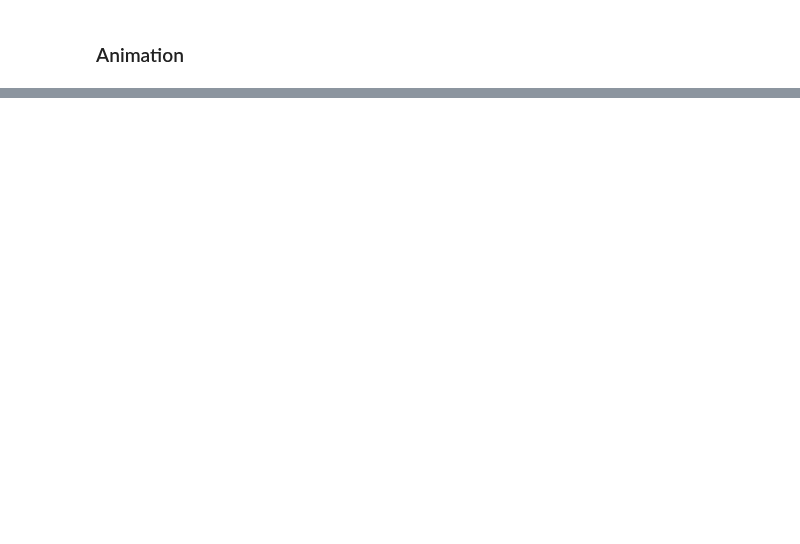
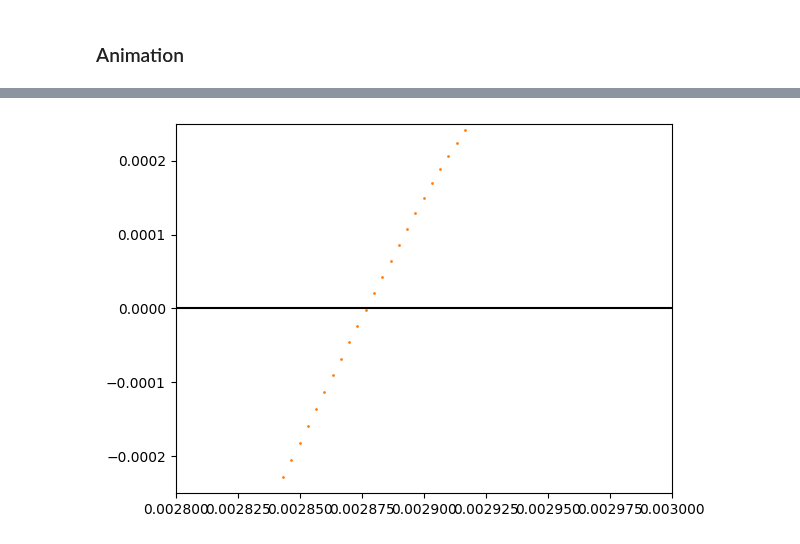
Before and after one commit to dantona02/optim, a Jupyter notebook: testing.ipynb, the cells around one changed output, grey strips where cells are left out. Saved outputs shown, nothing was run; the diff lists cells and outputs as text; code cells hidden in the pictures; blank space fills up the shorter version.

```diff
--- a/testing.ipynb
+++ b/testing.ipynb
@@ -89,0 +129,49 @@ array([ 0.09246337,  0.00596304, -0.06469368,  0.06982233,  0.03934854,
+# %%
+x_rf = np.arange(0, 2e-3, 2e-3/300)
+# x_spoil = np.arange(2e-3,2.5e-3, 0.5e-3/300)
+x_spoil = np.arange(2e-3,3e-3, 1e-3/300)
+# x_adc = np.arange(2.5e-3, 5.5e-3, 3e-3/300)
+x_adc = np.arange(3e-3, 6e-3, 3e-3/300)
+# %%
+# plt.plot(x_spoil, (np.abs(m_trans_plus)-np.abs(m_trans_minus))[:300])
+# plt.plot(x_adc, (np.abs(m_trans_plus)-np.abs(m_trans_minus))[300:])
+plt.plot(x_rf,(m_trans_plus-m_trans_minus)[:300], 'o', markersize=1)
+plt.plot(x_spoil,(m_trans_plus-m_trans_minus)[300:600], 'o', markersize=1)
+plt.plot(x_adc,(m_trans_plus-m_trans_minus)[600:], 'o', markersize=1)
+plt.axhline(0, c='black')
+# plt.axhline(0.0055)
+# plt.axvline(0.002476)
+
+# plt.scatter(0.002476, 0.0055, c='b')
+
+# plt.axhline(0.0295, color='r')
+# plt.axvline(0.0025, color='r')
+
+# plt.scatter(0.0025, 0.0295, c='r')
+
+# plt.axhline(0.0003, color='g')
+# plt.axvline(0.002482, color='g')
+
+# plt.scatter(0.002482, 0.0115, c='g')
+
+# plt.axhline(0.0141, color='purple')
+# plt.axvline(0.002485, color='purple')
+# plt.scatter(0.002485, 0.0141, c='purple')
+
+# plt.plot(x_rf,m_trans_plus[:300], 'o', markersize=1, c='b')
+# plt.plot(x_spoil,m_trans_plus[300:600], 'o', markersize=1, c='b')
+# plt.plot(x_adc,m_trans_plus[600:], 'o', markersize=1, c='b')
+
+# plt.plot(x_rf,m_trans_minus[:300], 'o', markersize=1, c='r')
+# plt.plot(x_spoil,m_trans_minus[300:600], 'o', markersize=1, c='r')
+# plt.plot(x_adc,m_trans_minus[600:], 'o', markersize=1, c='r')
+
+# plt.axvline(0.002449)
+
+# plt.xlim(0.0024, 0.0026)
+plt.xlim(0.0028, 0.003)
+# plt.ylim(-0.02, 0.032)
+plt.ylim(-0.00025, 0.00025)
+resulst = (m_trans_plus-m_trans_minus)
+# %% [output]
+[figure, added]
```
Also changed, not shown: parts of 9 cells of this notebook, 9 other files.
